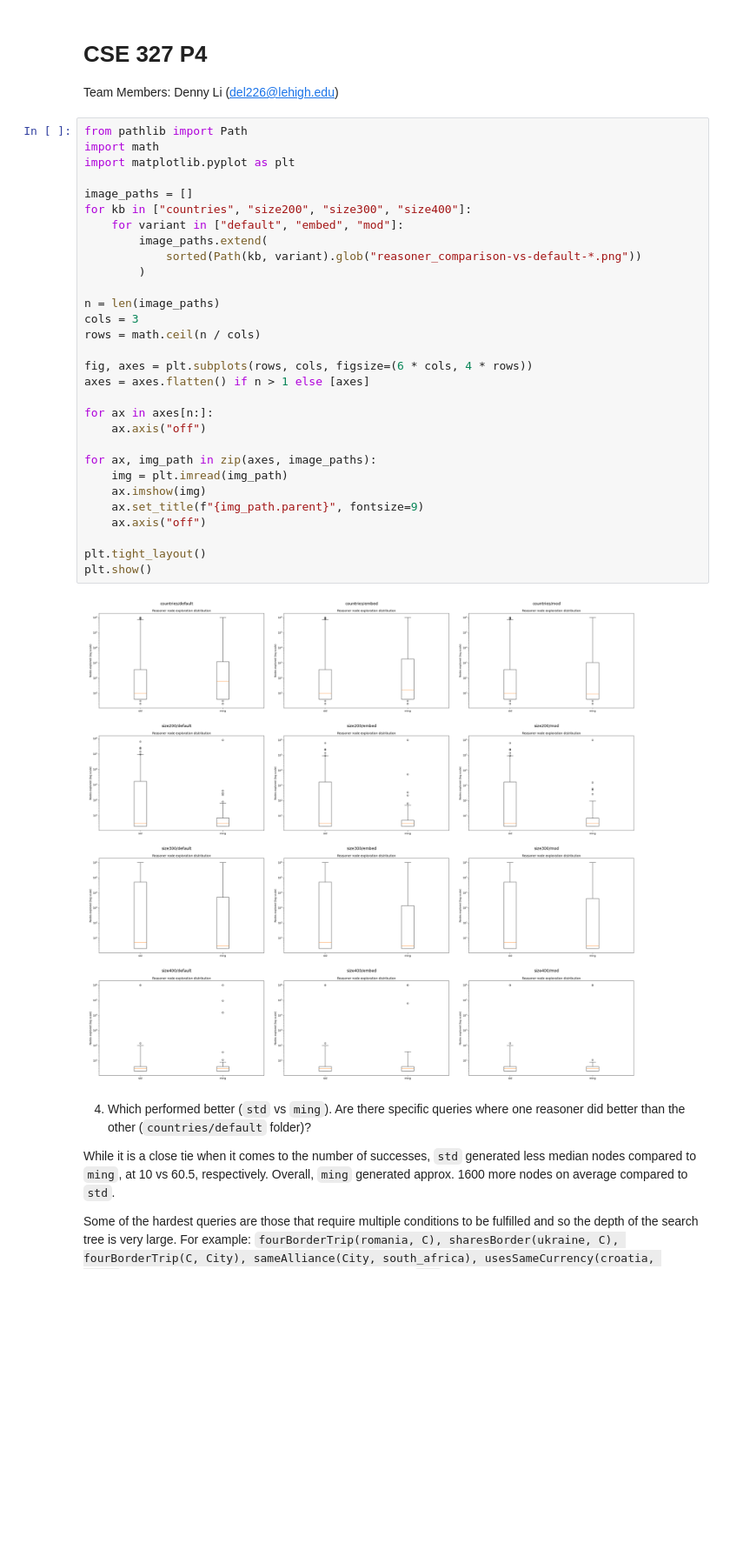
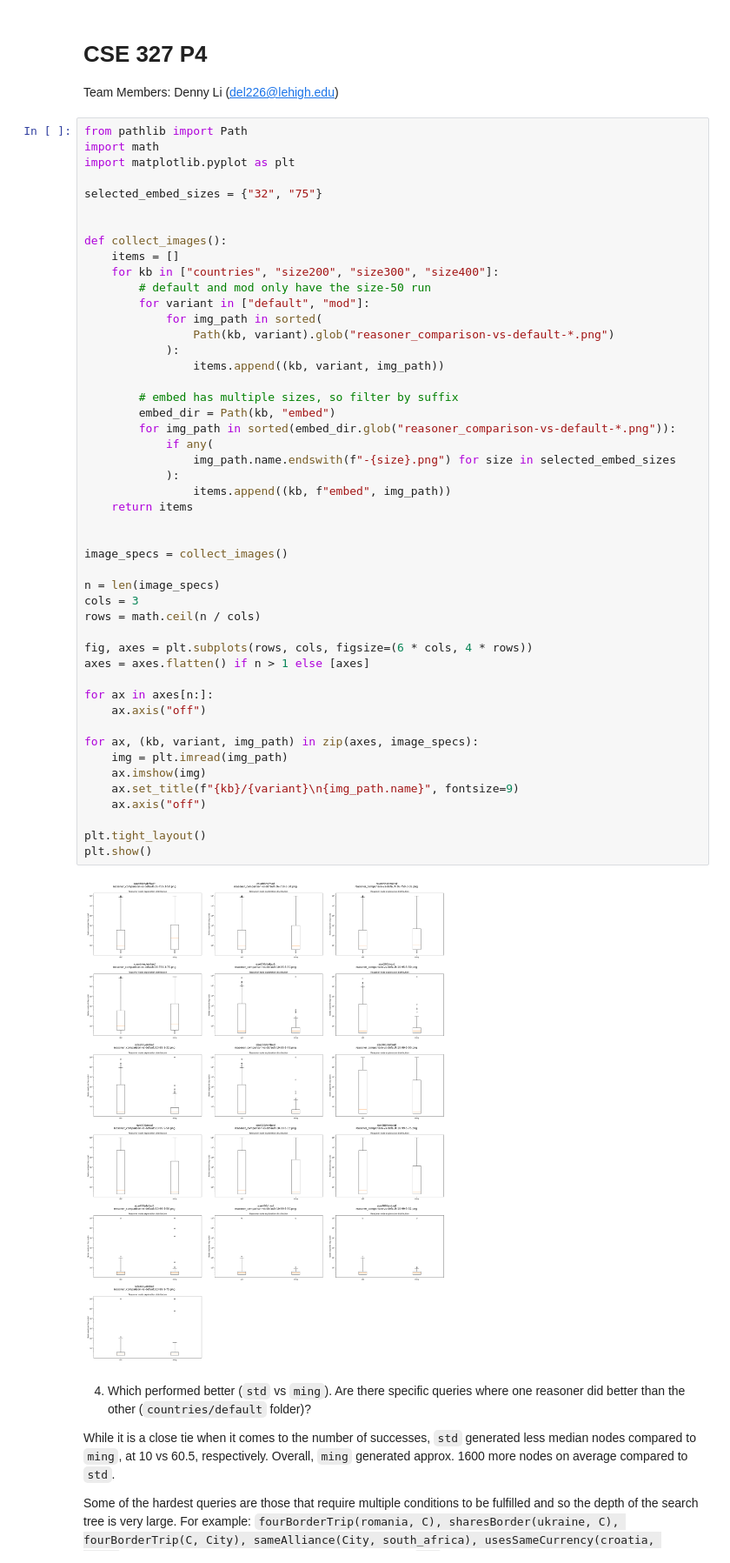
Before and after one commit to DerivedFunction01/cse327-2, a Jupyter notebook: submission_writeup.ipynb, the cells around one changed output. Shown at 87% size. Drawn from its saved outputs; the diff is of its cells as text; blank space fills up the shorter version.

```diff
--- a/submission_writeup.ipynb
+++ b/submission_writeup.ipynb
@@ -5,35 +5,53 @@ Team Members: Denny Li (del226@lehigh.edu)
 # %%
 from pathlib import Path
 import math
 import matplotlib.pyplot as plt
 
-image_paths = []
-for kb in ["countries", "size200", "size300", "size400"]:
-    for variant in ["default", "embed", "mod"]:
-        image_paths.extend(
-            sorted(Path(kb, variant).glob("reasoner_comparison-vs-default-*.png"))
-        )
+selected_embed_sizes = {"32", "75"}
 
-n = len(image_paths)
+
+def collect_images():
+    items = []
+    for kb in ["countries", "size200", "size300", "size400"]:
+        # default and mod only have the size-50 run
+        for variant in ["default", "mod"]:
+            for img_path in sorted(
+                Path(kb, variant).glob("reasoner_comparison-vs-default-*.png")
+            ):
+                items.append((kb, variant, img_path))
+
+        # embed has multiple sizes, so filter by suffix
+        embed_dir = Path(kb, "embed")
+        for img_path in sorted(embed_dir.glob("reasoner_comparison-vs-default-*.png")):
+            if any(
+                img_path.name.endswith(f"-{size}.png") for size in selected_embed_sizes
+            ):
+                items.append((kb, f"embed", img_path))
+    return items
+
+
+image_specs = collect_images()
+
+n = len(image_specs)
 cols = 3
 rows = math.ceil(n / cols)
 
 fig, axes = plt.subplots(rows, cols, figsize=(6 * cols, 4 * rows))
 axes = axes.flatten() if n > 1 else [axes]
 
 for ax in axes[n:]:
     ax.axis("off")
 
-for ax, img_path in zip(axes, image_paths):
+for ax, (kb, variant, img_path) in zip(axes, image_specs):
     img = plt.imread(img_path)
     ax.imshow(img)
-    ax.set_title(f"{img_path.parent}", fontsize=9)
+    ax.set_title(f"{kb}/{variant}\n{img_path.name}", fontsize=9)
     ax.axis("off")
 
 plt.tight_layout()
 plt.show()
 # %% [output]
-[figure, old version]
+[figure, new version]
 # %% [markdown]
 4.  Which performed better (`std` vs `ming`). Are there specific queries where one reasoner did better than the other (`countries/default` folder)?
 
```
Also changed, not shown: parts of 3 cells of this notebook.
